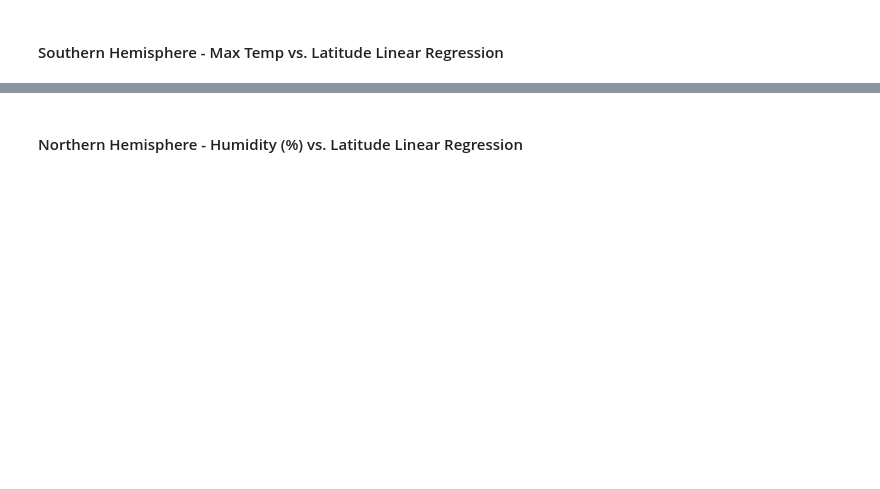
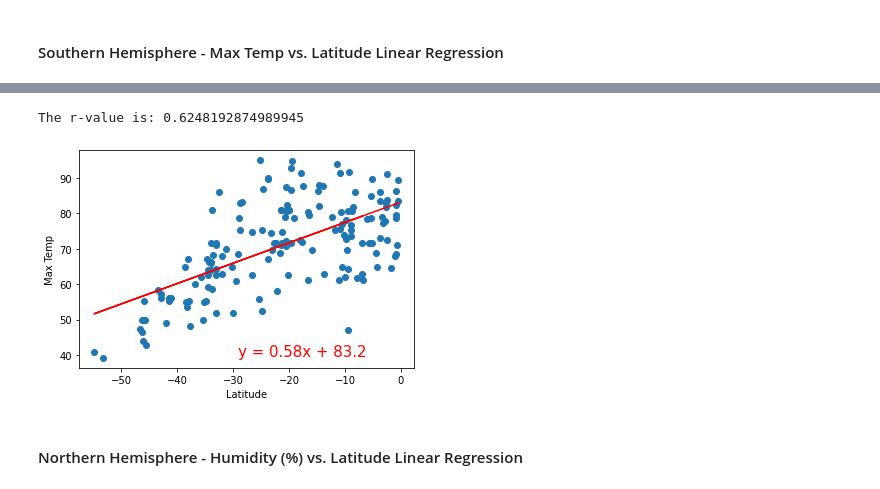
Before and after one commit to m1nsun9/UCI_Homework1_MSL, a Jupyter notebook: 06_python_api_challenge/WeatherPy/WeatherPy.ipynb, the cells around one changed output, grey strips where cells are left out. Drawn from its saved outputs; the diff is of its cells as text; code cells hidden in the pictures; blank space fills up the shorter version.

Commit message:
Finished WeatherPy and added output_data directory

```diff
--- a/06_python_api_challenge/WeatherPy/WeatherPy.ipynb
+++ b/06_python_api_challenge/WeatherPy/WeatherPy.ipynb
@@ -252,2 +270,29 @@ The r-value is: 0.6082708688906918
+# %%
+south_hem_df = clean_city_data.loc[clean_city_data['Lat'] < 0]
+
+lat = south_hem_df['Lat']
+temp = south_hem_df['Max Temp']
+
+
+(slope, intercept, rvalue, pvalue, stderr) = linregress(lat, temp)
+regress_values = lat * slope + intercept
+line_eq = "y = " + str(round(slope,2)) + "x + " + str(round(intercept,2))
+
+print("The r-value is:", rvalue)
+
+plt.scatter(lat, temp)
+plt.plot(lat,regress_values,"r-")
+plt.annotate(line_eq,(200, 50), xycoords = 'figure points', fontsize=15,color="red")
+plt.xlabel('Latitude')
+plt.ylabel('Max Temp')
+plt.show()
+
+# In the northern hemisphere, there is a strong negative correlation between latitude and maximum temperature, meaning
+# the further north from the equator, the lower the temperatures. The same could be said for temperatures of cities to
+# south of the equator. However, the graph shows a moderate positive correlation, as the distance decreases from the
+# equator, the maximum temperatures increase.
+# %% [output]
+The r-value is: 0.6248192874989945
+[figure, added]
 # %% [markdown]
 ####  Northern Hemisphere - Humidity (%) vs. Latitude Linear Regression
```
Also changed, not shown: parts of 24 cells of this notebook, 5 other files.
